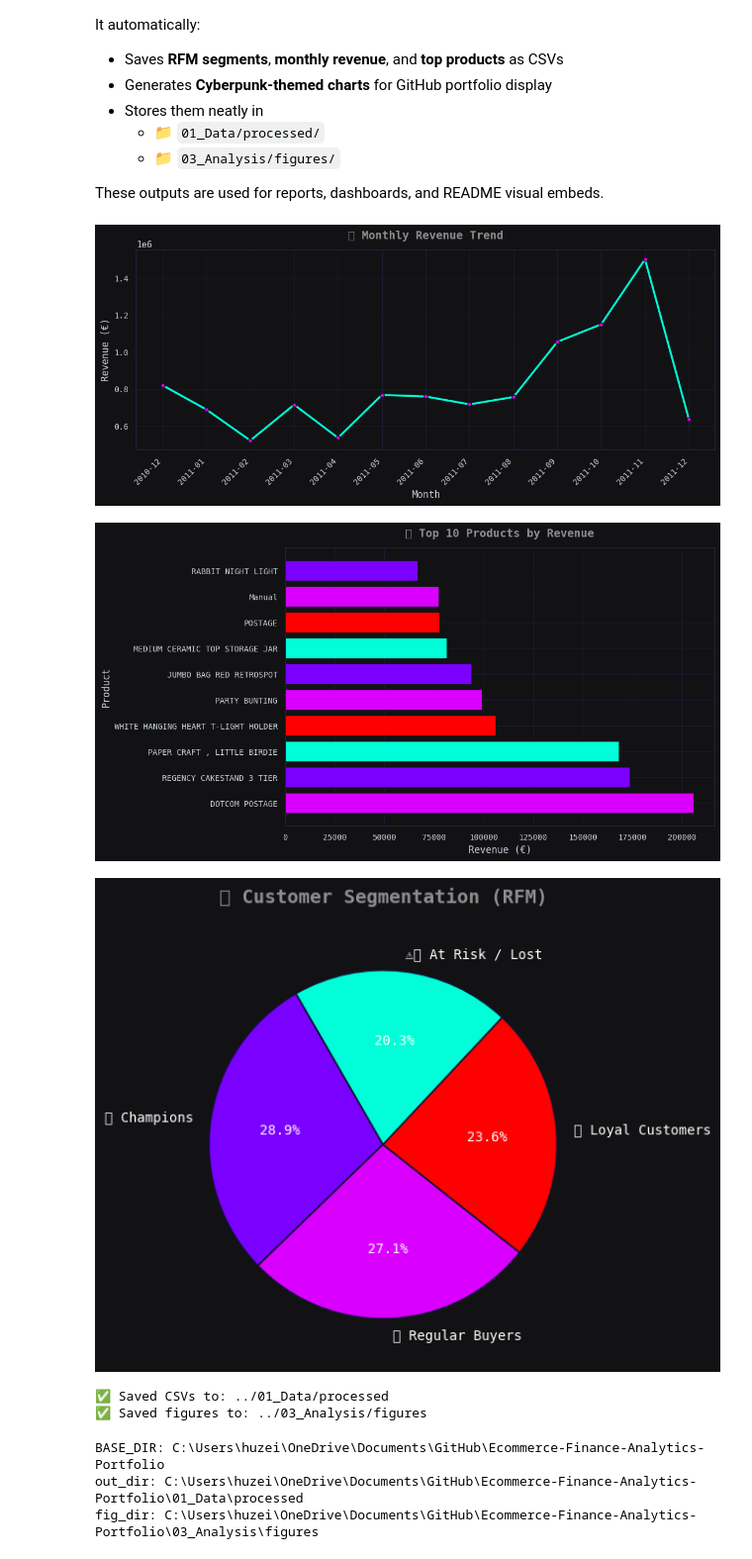
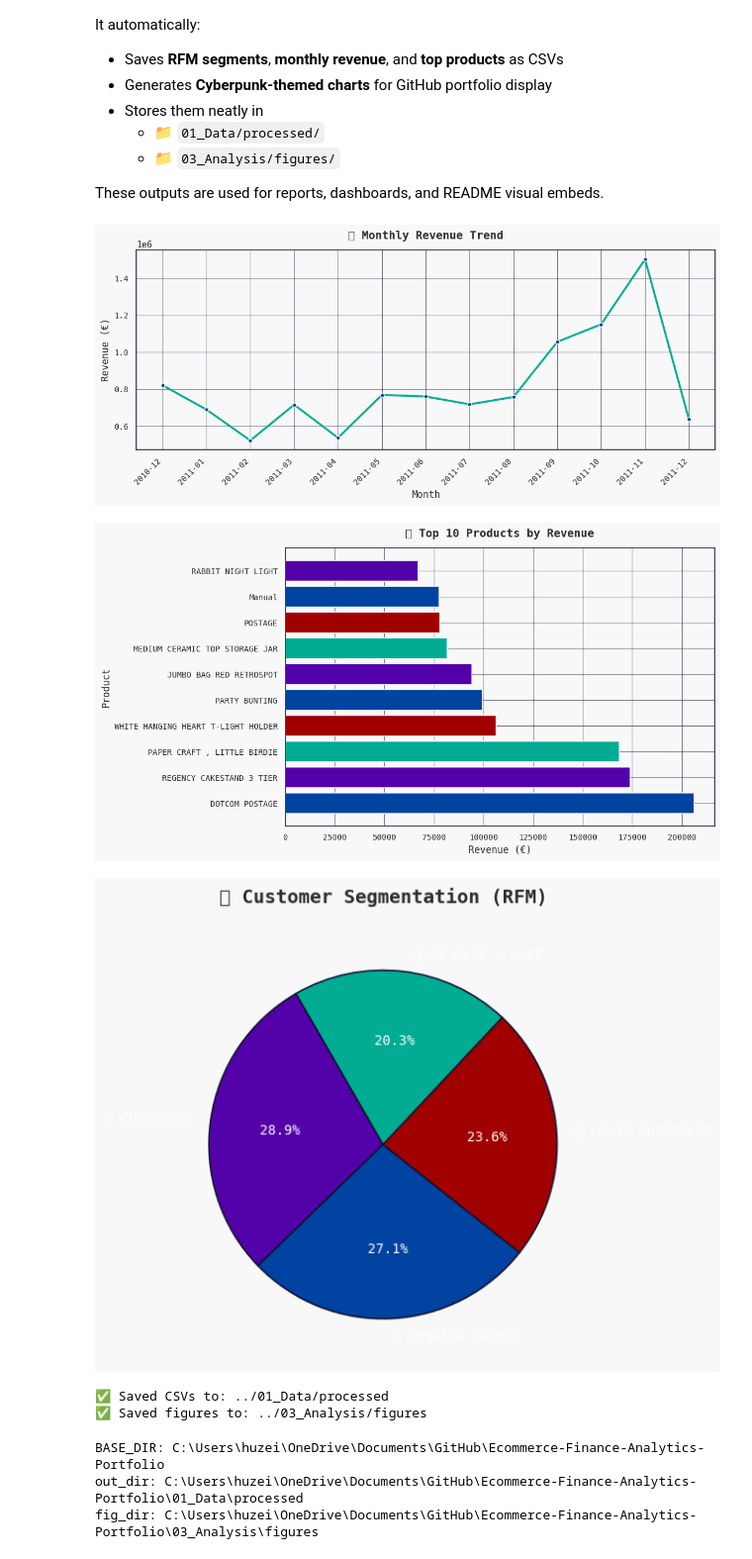
Before and after one commit to HuzeifKhan/Ecommerce-Finance-Analytics-Portfolio, a Jupyter notebook: 03_Analysis/ecommerce_analysis.ipynb, the cells around one changed output. Shown at 99% size. Drawn from its saved outputs; the diff is of its cells as text; code cells hidden in the pictures.

Commit message:
chart custom

```diff
--- a/03_Analysis/ecommerce_analysis.ipynb
+++ b/03_Analysis/ecommerce_analysis.ipynb
@@ -192,12 +192,12 @@ import matplotlib.pyplot as plt
 # --- Neon Theme Setup ---
 plt.style.use('dark_background')
 
-BG      = "#18181A"   # deep navy
+BG      = "#E8E8E8"   # deep navy
 GRID    = "#494949"   # soft grid
-AX      = "#C9D1D9"   # text color
-TITLE   = "#000000"   # neon pink
+AX      = "#383B3E"   # text color
+TITLE   = "#1B1B1B"   # neon pink
 CYAN    = "#10DCC4"
-PINK    = "#02E1B1"
+PINK    = "#0087A2"
 
 # --- Draw the Chart ---
 fig, ax = plt.subplots(figsize=(10,5), facecolor=BG)
@@ -478,14 +478,14 @@ top_products.to_csv(os.path.join(out_dir, "top_products.csv"), index=False)
 # =========================
 plt.style.use('dark_background')
 
-BG      = "#121214"   # deep navy background
+BG      = "#F8F8F8"   # deep navy background
 GRID    = "#1F2340"   # subtle grid
-AX      = "#C9D1D9"   # axis/label text color
-TITLE   = "#908D8F"   # magenta title
-CYAN    = "#00FFD9"
-PINK    = "#D900FF"
-ORANGE  = "#FF0000"
-PURPLE  = "#7A00FF"
+AX      = "#2A2A2A"   # axis/label text color
+TITLE   = "#2E2D2E"   # magenta title
+CYAN    = "#01AC93FF"
+PINK    = "#0043A0FF"
+ORANGE  = "#A10000FF"
+PURPLE  = "#5302A9FF"
 
 NEON_PALETTE = [PURPLE, PINK, ORANGE, CYAN]
 
@@ -537,36 +537,36 @@ ax.set_xlabel('Revenue (€)', color=AX)
 ax.set_ylabel('Product', color=AX)
 ax.invert_yaxis()  # highest at top
 plt.tight_layout()
 plt.savefig(os.path.join(fig_dir, "top_products.png"), dpi=150, facecolor=BG)
 plt.show()
 
 # =========================
 # 3) RFM Segments (Full Pie)
 # =========================
 fig, ax = plt.subplots(figsize=(6.5,6.5), facecolor=BG)
 ax.set_facecolor(BG)
 
 wedges, texts, autotexts = ax.pie(
     segment_summary['Customers'],
     labels=segment_summary['Segment'],
     autopct='%1.1f%%',
     startangle=120,
     colors=NEON_PALETTE,
     textprops={'color':'white', 'fontsize':10},
     wedgeprops=dict(edgecolor="#121232", linewidth=1.2)
 )
 
 ax.set_title('🧠 Customer Segmentation (RFM)', color=TITLE, fontsize=14, fontweight='bold', pad=18)
 plt.tight_layout()
 plt.savefig(os.path.join(fig_dir, "rfm_segments.png"), dpi=150, facecolor=BG)
 plt.show()
 
 print("✅ Saved CSVs to:", out_dir)
 print("✅ Saved figures to:", fig_dir)
 # %% [output]
-[figure, old version]
+[figure, new version]
-[figure, old version]
+[figure, new version]
-[figure, old version]
+[figure, new version]
 ✅ Saved CSVs to: ../01_Data/processed
 ✅ Saved figures to: ../03_Analysis/figures
 # %%
```
Also changed, not shown: parts of 2 cells of this notebook, 3 other files.
